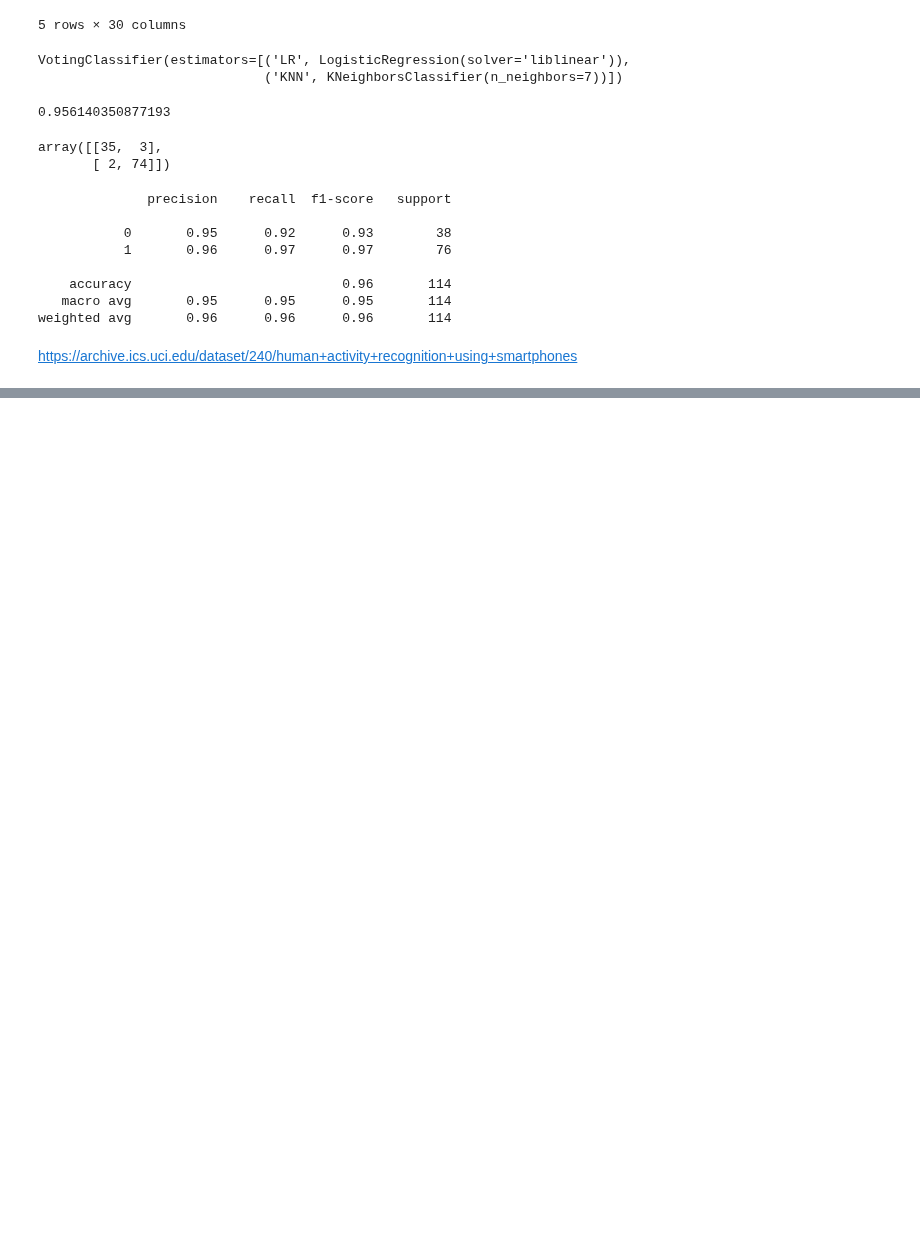
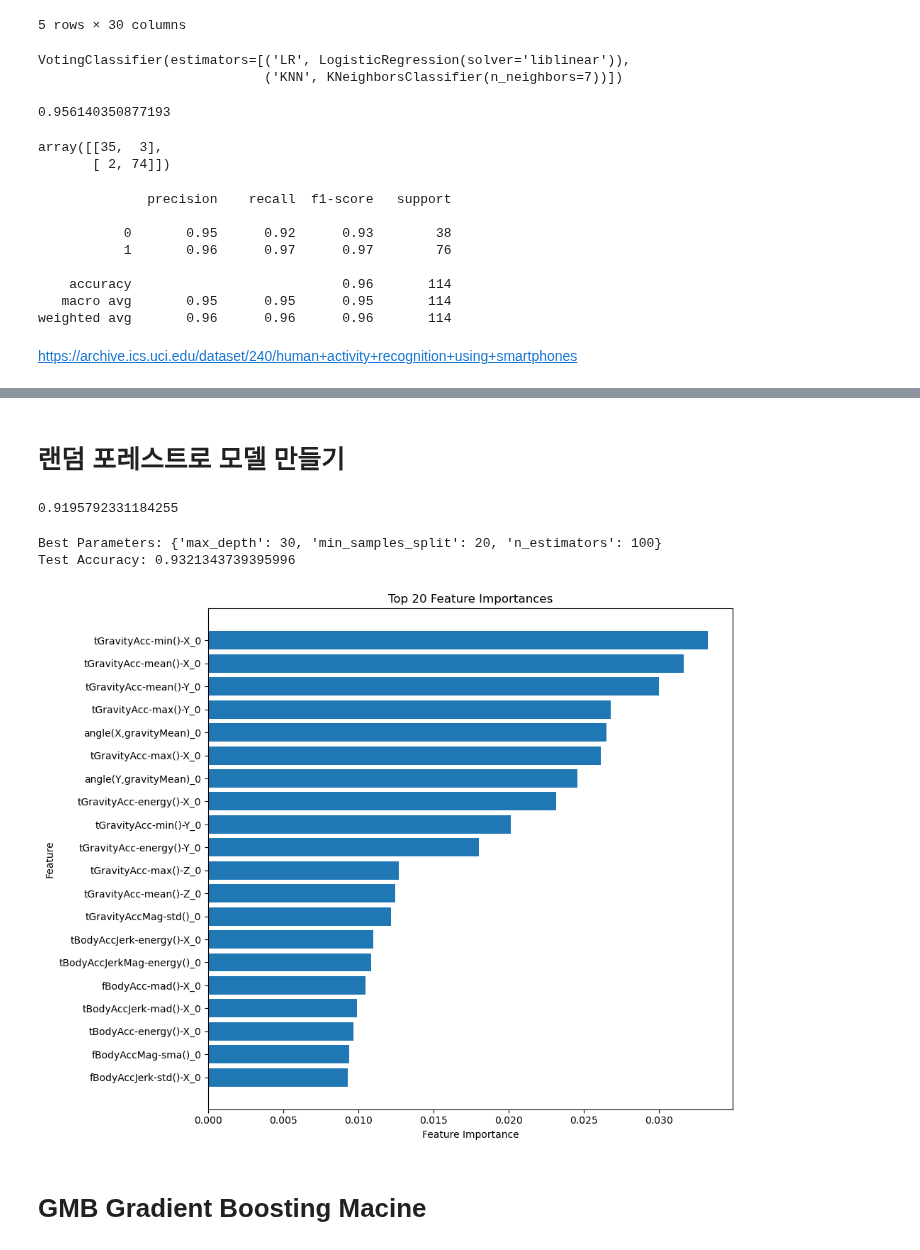
Before and after one commit to zdeik/hipython_rep, a Jupyter notebook: 33.앙상블.ipynb, the cells around one changed output, grey strips where cells are left out. Saved outputs shown, nothing was run; the diff lists cells and outputs as text; code cells hidden in the pictures; blank space fills up the shorter version.

```diff
--- a/33.앙상블.ipynb
+++ b/33.앙상블.ipynb
@@ -95,0 +104,63 @@ FileNotFoundError: [Errno 2] No such file or directory: './data/UCI-HAR_Dataset/
+# %% [markdown]
+# 랜덤 포레스트로 모델 만들기
+# %%
+from sklearn.ensemble import RandomForestClassifier
+rf_clf = RandomForestClassifier(random_state=0, max_depth=8)
+rf_clf.fit(X_train, y_train)
+rf_pred = rf_clf.predict(X_test)
+accuracy_score(y_test, rf_pred)
+# %% [output]
+0.9195792331184255
+# %%
+# 최적의 파라미터 찾기
+from sklearn.ensemble import RandomForestClassifier
+from sklearn.model_selection import GridSearchCV
+rf_clf = RandomForestClassifier(random_state=18,n_jobs=-1) #n_jobs=-1 cpu최대 활성화
+# 탐색할 하이퍼파라미터 목록
+param_grid = {
+    'max_depth': [30],
+    'min_samples_split': [20],
+    'n_estimators': [100]
+}
+
+grid_search = GridSearchCV(estimator=rf_clf, param_grid=param_grid,
+                           cv=5, scoring='accuracy', n_jobs=-1)
+
+grid_search.fit(X_train, y_train)
+print("Best Parameters:", grid_search.best_params_)
+
+# GridSearchCV로 찾은 최적 모델 추출
+best_model = grid_search.best_estimator_
+
+# 테스트 데이터에 대해 예측 수행
+y_pred = best_model.predict(X_test)
+
+# 정확도 평가
+accuracy = accuracy_score(y_test, y_pred)
+print("Test Accuracy:", accuracy)
+# %% [output]
+Best Parameters: {'max_depth': 30, 'min_samples_split': 20, 'n_estimators': 100}
+Test Accuracy: 0.9321343739395996
+# %%
+# 피처 중요도 출력
+import matplotlib.pyplot as plt
+import numpy as np
+
+def plot_feature_importances(model, feature_names, top_n=20):
+    importances = model.feature_importances_
+    indices = np.argsort(importances)[::-1][:top_n]
+    plt.figure(figsize=(10, top_n * 0.4))  # 피처 수에 따라 자동 높이 조절
+
+    plt.barh(range(top_n), importances[indices][::-1], align='center')
+    plt.yticks(range(top_n), np.array(feature_names)[indices][::-1])
+    plt.xlabel('Feature Importance')
+    plt.ylabel('Feature')
+    plt.title(f'Top {top_n} Feature Importances')
+    plt.tight_layout()
+    plt.show()
+# %%
+plot_feature_importances(best_model, feature_names=X_train.columns)
+# %% [output]
+[figure, added]
+# %% [markdown]
+# GMB Gradient Boosting Macine
```
Also changed, not shown: parts of 19 cells of this notebook.
